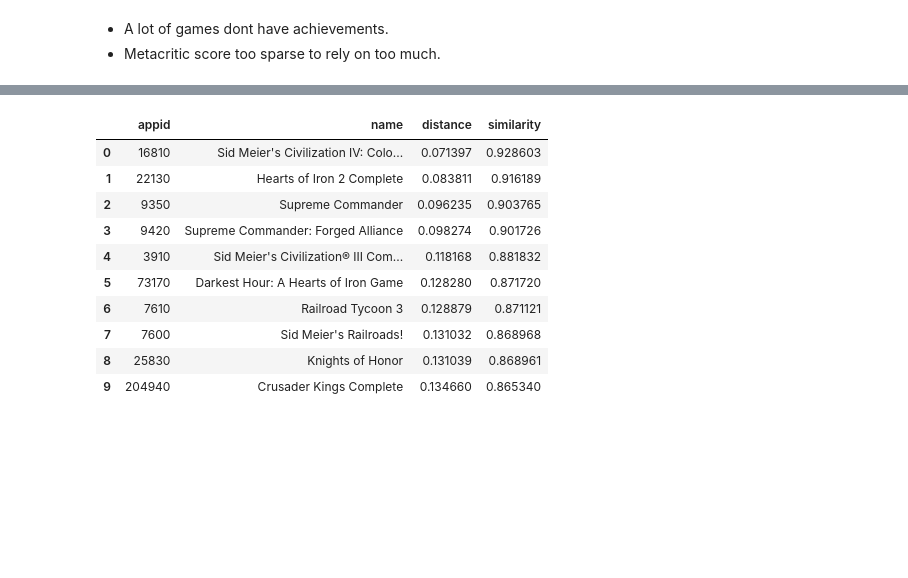
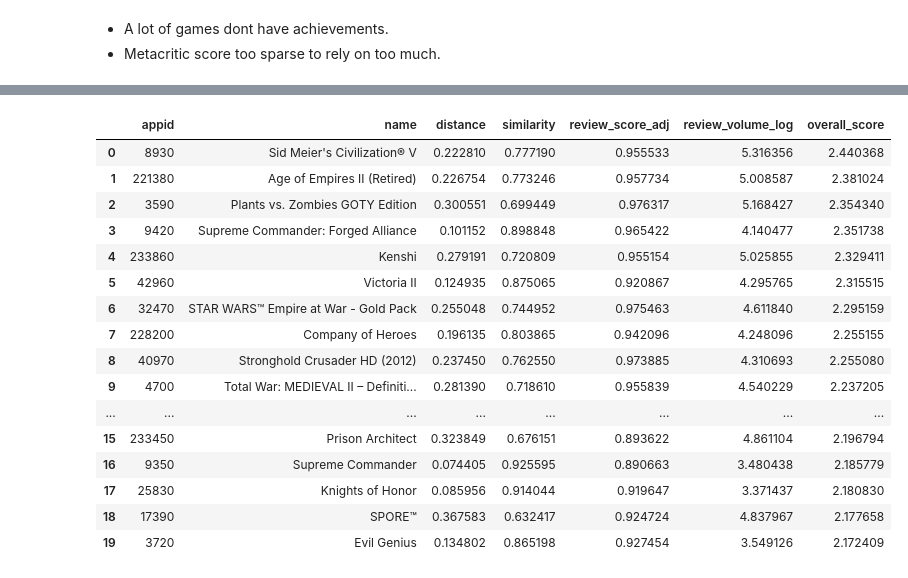
Before and after one commit to Jopsakee/SteamRecProject, a Jupyter notebook: notebooks/01_eda_games.ipynb, the cells around one changed output, grey strips where cells are left out. Saved outputs shown, nothing was run; the diff lists cells and outputs as text; code cells hidden in the pictures; blank space fills up the shorter version.

Commit message:
Added review weighing to python recommender

```diff
--- a/notebooks/01_eda_games.ipynb
+++ b/notebooks/01_eda_games.ipynb
@@ -226,16 +226,22 @@ games_clean.sample(5)[["appid", "name", "genres"]]
 # %%
 appid_test = 3900
-recs = recommender.recommend_similar_by_appid(appid_test, top_n=10)
+recs = recommender.recommend_similar_by_appid(appid_test, top_n=20)
 recs
 # %% [output]
-|  | appid | name | distance | similarity |
-| 0 | 16810 | Sid Meier's Civilization IV: Colo... | 0.071397 | 0.928603 |
-| 1 | 22130 | Hearts of Iron 2 Complete | 0.083811 | 0.916189 |
-| 2 | 9350 | Supreme Commander | 0.096235 | 0.903765 |
-| 3 | 9420 | Supreme Commander: Forged Alliance | 0.098274 | 0.901726 |
-| 4 | 3910 | Sid Meier's Civilization® III Com... | 0.118168 | 0.881832 |
-| 5 | 73170 | Darkest Hour: A Hearts of Iron Game | 0.128280 | 0.871720 |
-| 6 | 7610 | Railroad Tycoon 3 | 0.128879 | 0.871121 |
-| 7 | 7600 | Sid Meier's Railroads! | 0.131032 | 0.868968 |
-| 8 | 25830 | Knights of Honor | 0.131039 | 0.868961 |
-| 9 | 204940 | Crusader Kings Complete | 0.134660 | 0.865340 |
+|  | appid | name | distance | similarity | review_score_adj | review_volume_log | overall_score |
+| 0 | 8930 | Sid Meier's Civilization® V | 0.222810 | 0.777190 | 0.955533 | 5.316356 | 2.440368 |
+| 1 | 221380 | Age of Empires II (Retired) | 0.226754 | 0.773246 | 0.957734 | 5.008587 | 2.381024 |
+| 2 | 3590 | Plants vs. Zombies GOTY Edition | 0.300551 | 0.699449 | 0.976317 | 5.168427 | 2.354340 |
+| 3 | 9420 | Supreme Commander: Forged Alliance | 0.101152 | 0.898848 | 0.965422 | 4.140477 | 2.351738 |
+| 4 | 233860 | Kenshi | 0.279191 | 0.720809 | 0.955154 | 5.025855 | 2.329411 |
+| 5 | 42960 | Victoria II | 0.124935 | 0.875065 | 0.920867 | 4.295765 | 2.315515 |
+| 6 | 32470 | STAR WARS™ Empire at War - Gold Pack | 0.255048 | 0.744952 | 0.975463 | 4.611840 | 2.295159 |
+| 7 | 228200 | Company of Heroes | 0.196135 | 0.803865 | 0.942096 | 4.248096 | 2.255155 |
+| 8 | 40970 | Stronghold Crusader HD (2012) | 0.237450 | 0.762550 | 0.973885 | 4.310693 | 2.255080 |
+| 9 | 4700 | Total War: MEDIEVAL II – Definiti... | 0.281390 | 0.718610 | 0.955839 | 4.540229 | 2.237205 |
+| ... | ... | ... | ... | ... | ... | ... | ... |
+| 15 | 233450 | Prison Architect | 0.323849 | 0.676151 | 0.893622 | 4.861104 | 2.196794 |
+| 16 | 9350 | Supreme Commander | 0.074405 | 0.925595 | 0.890663 | 3.480438 | 2.185779 |
+| 17 | 25830 | Knights of Honor | 0.085956 | 0.914044 | 0.919647 | 3.371437 | 2.180830 |
+| 18 | 17390 | SPORE™ | 0.367583 | 0.632417 | 0.924724 | 4.837967 | 2.177658 |
+| 19 | 3720 | Evil Genius | 0.134802 | 0.865198 | 0.927454 | 3.549126 | 2.172409 |
```
Also changed, not shown: parts of 1 cell of this notebook, 7 other files.
